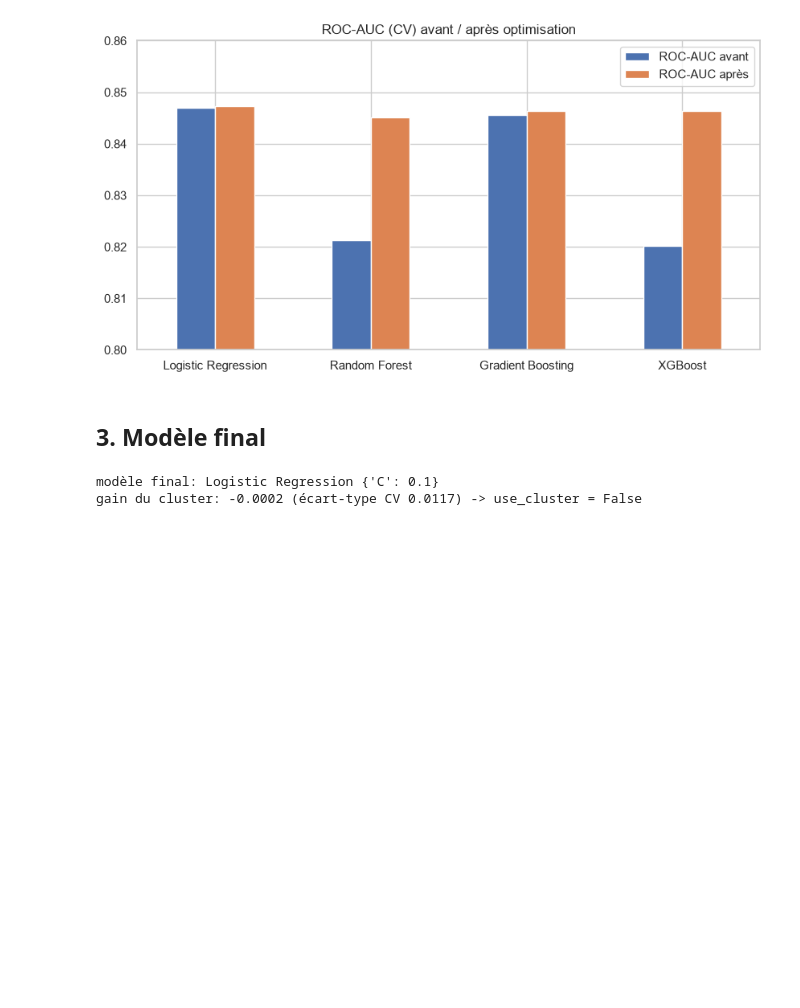
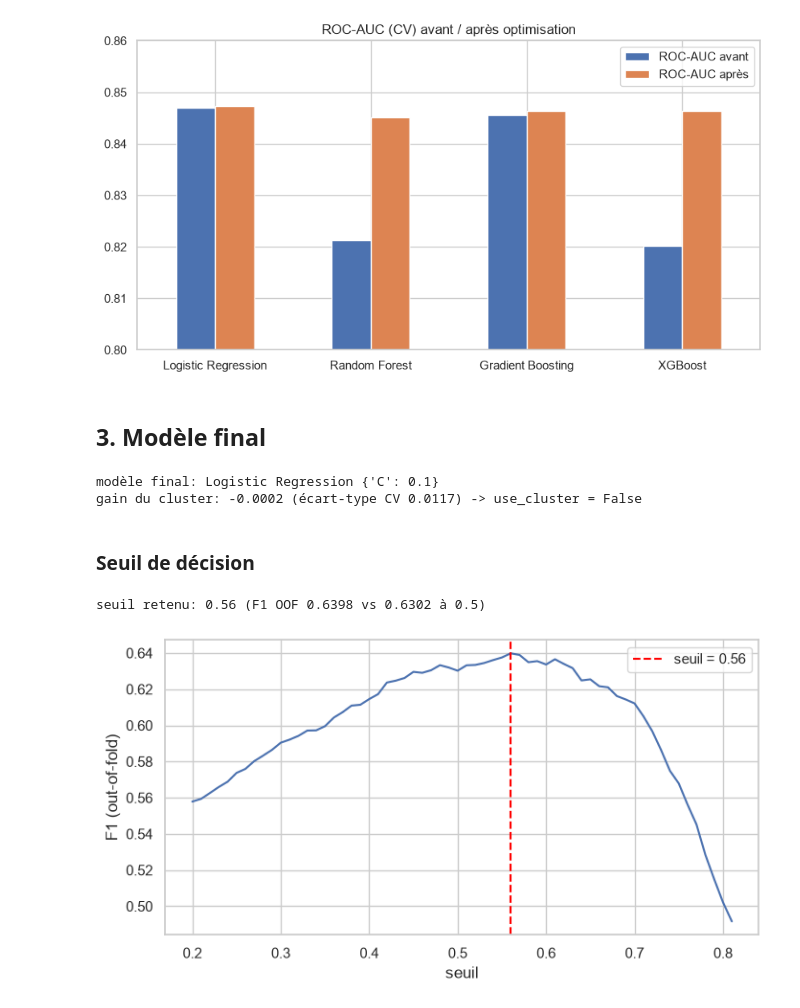
Before and after one commit to doughmi-ilyas/customer-churn-prediction, a Jupyter notebook: notebooks/05_optimisation_mlflow.ipynb, the cells around one changed output. Saved outputs shown, nothing was run; the diff lists cells and outputs as text; code cells hidden in the pictures; blank space fills up the shorter version.

Commit message:
optimisation: add section "Seuil de décision"

```diff
--- a/notebooks/05_optimisation_mlflow.ipynb
+++ b/notebooks/05_optimisation_mlflow.ipynb
@@ -287,3 +287,24 @@ print(f"gain du cluster: {gain:+.4f} (écart-type CV {after[final_name]['cv_roc_
 # %% [output]
 modèle final: Logistic Regression {'C': 0.1}
 gain du cluster: -0.0002 (écart-type CV 0.0117) -> use_cluster = False
+# %% [markdown]
+### Seuil de décision
+# %%
+final_model = make_model(final_clf, use_cluster=USE_CLUSTER, sampler=SMOTE(random_state=SEED))
+oof = cross_val_predict(final_model, X_train, y_train, cv=CV, method="predict_proba", n_jobs=-1)[:, 1]
+thresholds = np.arange(0.2, 0.81, 0.01)
+f1s = [f1_score(y_train, oof >= t) for t in thresholds]
+THRESHOLD = float(round(thresholds[int(np.argmax(f1s))], 2))
+print(f"seuil retenu: {THRESHOLD} (F1 OOF {max(f1s):.4f} vs {f1_score(y_train, oof >= 0.5):.4f} à 0.5)")
+
+fig, ax = plt.subplots(figsize=(8, 4))
+ax.plot(thresholds, f1s)
+ax.axvline(THRESHOLD, color="red", linestyle="--", label=f"seuil = {THRESHOLD}")
+ax.set_xlabel("seuil")
+ax.set_ylabel("F1 (out-of-fold)")
+ax.legend()
+fig.savefig(f"{FIG_DIR}/41_threshold.png", dpi=110, bbox_inches="tight")
+plt.show()
+# %% [output]
+seuil retenu: 0.56 (F1 OOF 0.6398 vs 0.6302 à 0.5)
+[figure, added]
```
Also changed, not shown: 1 other file.
